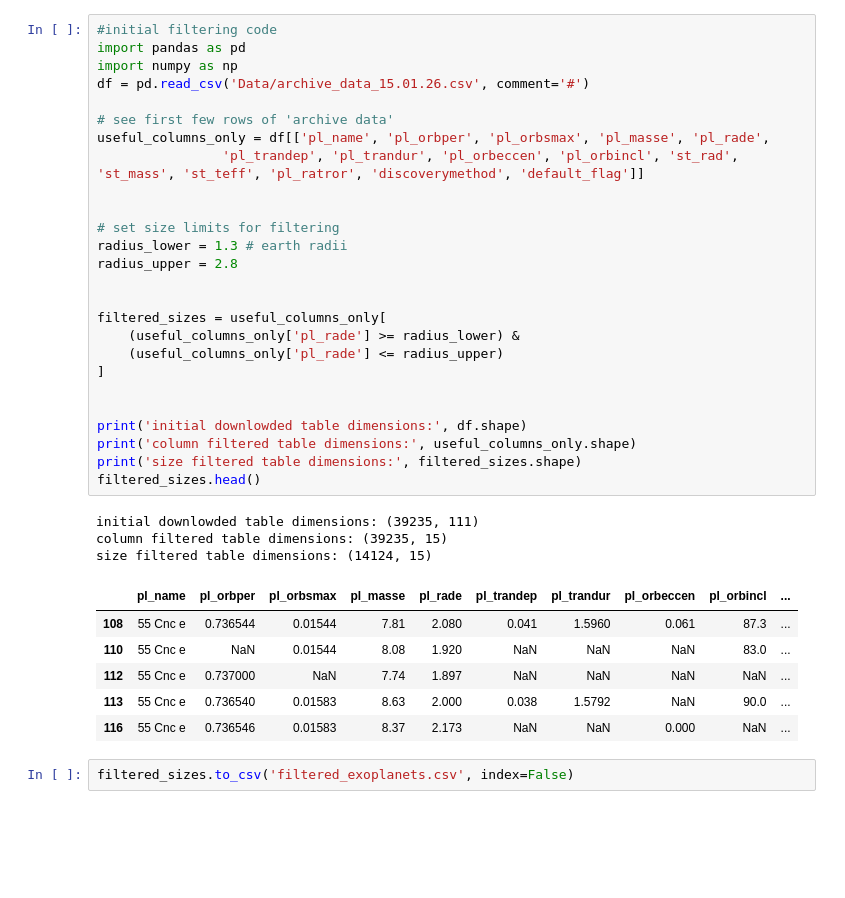
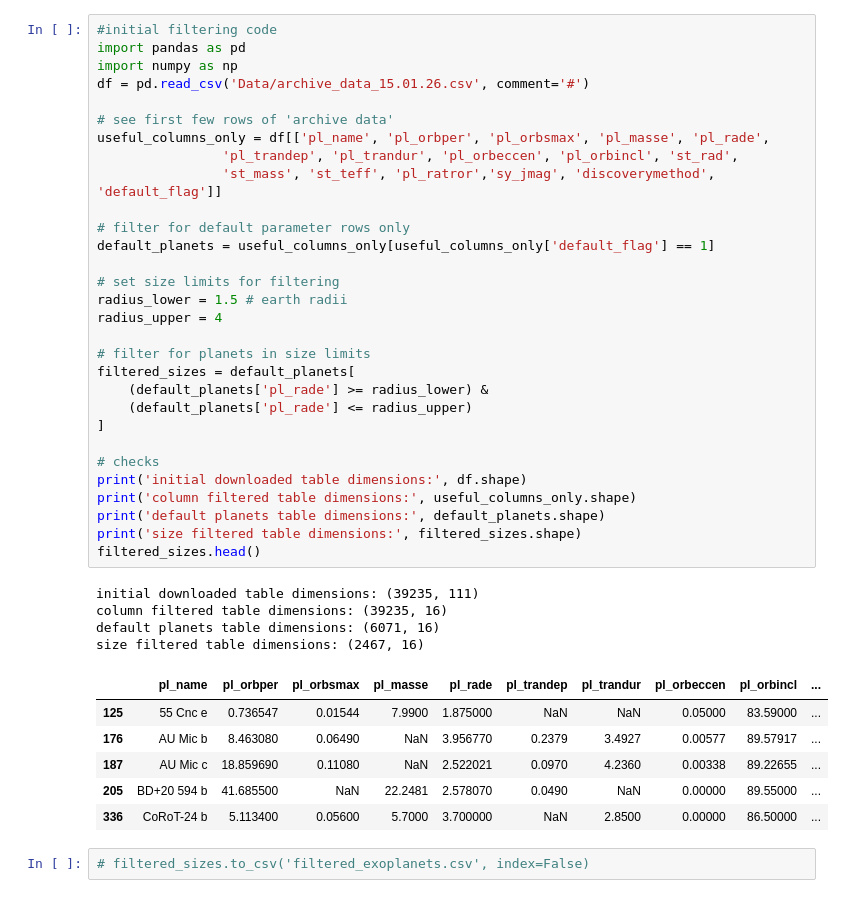
Before and after one commit to JackDavidMaher/Group-Studies---Exoplanets, a Jupyter notebook: Code/filtering_code_stan.ipynb, the cells around one changed output. Cells and saved outputs as stored; diff of their text form; blank space fills up the shorter version.

```diff
--- a/Code/filtering_code_stan.ipynb
+++ b/Code/filtering_code_stan.ipynb
@@ -1,38 +1,43 @@
 # %%
 #initial filtering code
 import pandas as pd
 import numpy as np
 df = pd.read_csv('Data/archive_data_15.01.26.csv', comment='#')
 
 # see first few rows of 'archive data'
 useful_columns_only = df[['pl_name', 'pl_orbper', 'pl_orbsmax', 'pl_masse', 'pl_rade',
-                'pl_trandep', 'pl_trandur', 'pl_orbeccen', 'pl_orbincl', 'st_rad', 'st_mass', 'st_teff', 'pl_ratror', 'discoverymethod', 'default_flag']]
+                'pl_trandep', 'pl_trandur', 'pl_orbeccen', 'pl_orbincl', 'st_rad',
+                'st_mass', 'st_teff', 'pl_ratror','sy_jmag', 'discoverymethod', 'default_flag']]
 
+# filter for default parameter rows only
+default_planets = useful_columns_only[useful_columns_only['default_flag'] == 1]
 
 # set size limits for filtering
-radius_lower = 1.3 # earth radii
-radius_upper = 2.8
+radius_lower = 1.5 # earth radii
+radius_upper = 4
 
-
-filtered_sizes = useful_columns_only[
-    (useful_columns_only['pl_rade'] >= radius_lower) &
-    (useful_columns_only['pl_rade'] <= radius_upper)
+# filter for planets in size limits
+filtered_sizes = default_planets[
+    (default_planets['pl_rade'] >= radius_lower) &
+    (default_planets['pl_rade'] <= radius_upper)
 ]
 
-
-print('initial downlowded table dimensions:', df.shape)
+# checks
+print('initial downloaded table dimensions:', df.shape)
 print('column filtered table dimensions:', useful_columns_only.shape)
+print('default planets table dimensions:', default_planets.shape)
 print('size filtered table dimensions:', filtered_sizes.shape)
 filtered_sizes.head()
 # %% [output]
-initial downlowded table dimensions: (39235, 111)
-column filtered table dimensions: (39235, 15)
-size filtered table dimensions: (14124, 15)
+initial downloaded table dimensions: (39235, 111)
+column filtered table dimensions: (39235, 16)
+default planets table dimensions: (6071, 16)
+size filtered table dimensions: (2467, 16)
 |  | pl_name | pl_orbper | pl_orbsmax | pl_masse | pl_rade | pl_trandep | pl_trandur | pl_orbeccen | pl_orbincl | ... |
-| 108 | 55 Cnc e | 0.736544 | 0.01544 | 7.81 | 2.080 | 0.041 | 1.5960 | 0.061 | 87.3 | ... |
-| 110 | 55 Cnc e | NaN | 0.01544 | 8.08 | 1.920 | NaN | NaN | NaN | 83.0 | ... |
-| 112 | 55 Cnc e | 0.737000 | NaN | 7.74 | 1.897 | NaN | NaN | NaN | NaN | ... |
-| 113 | 55 Cnc e | 0.736540 | 0.01583 | 8.63 | 2.000 | 0.038 | 1.5792 | NaN | 90.0 | ... |
-| 116 | 55 Cnc e | 0.736546 | 0.01583 | 8.37 | 2.173 | NaN | NaN | 0.000 | NaN | ... |
+| 125 | 55 Cnc e | 0.736547 | 0.01544 | 7.9900 | 1.875000 | NaN | NaN | 0.05000 | 83.59000 | ... |
+| 176 | AU Mic b | 8.463080 | 0.06490 | NaN | 3.956770 | 0.2379 | 3.4927 | 0.00577 | 89.57917 | ... |
+| 187 | AU Mic c | 18.859690 | 0.11080 | NaN | 2.522021 | 0.0970 | 4.2360 | 0.00338 | 89.22655 | ... |
+| 205 | BD+20 594 b | 41.685500 | NaN | 22.2481 | 2.578070 | 0.0490 | NaN | 0.00000 | 89.55000 | ... |
+| 336 | CoRoT-24 b | 5.113400 | 0.05600 | 5.7000 | 3.700000 | NaN | 2.8500 | 0.00000 | 86.50000 | ... |
 # %%
-filtered_sizes.to_csv('filtered_exoplanets.csv', index=False)
+# filtered_sizes.to_csv('filtered_exoplanets.csv', index=False)
```
Also changed, not shown: parts of 34 cells of this notebook.
